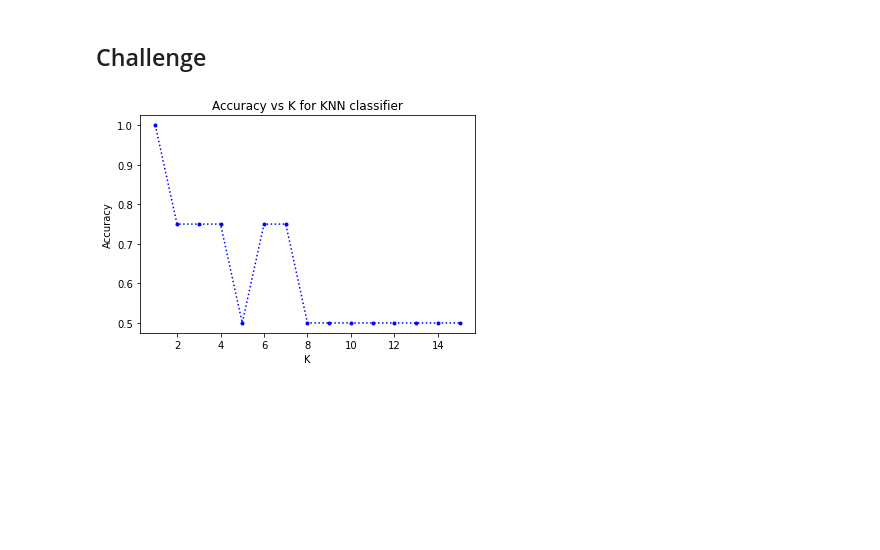
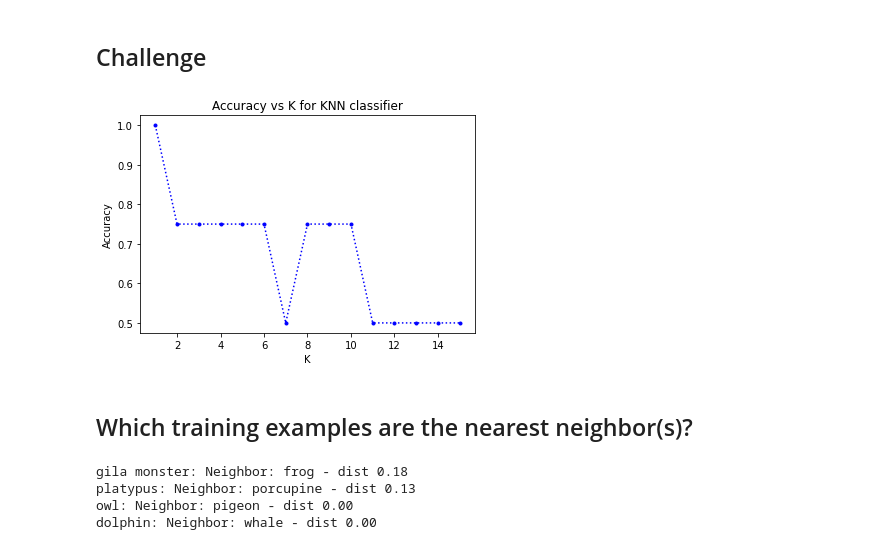
Before and after one commit to zfert514/csc401-2021s, a Jupyter notebook: labs/lab07_srs.ipynb, the cells around one changed output. Drawn from its saved outputs; the diff is of its cells as text; code cells hidden in the pictures; blank space fills up the shorter version.

```diff
--- a/labs/lab07_srs.ipynb
+++ b/labs/lab07_srs.ipynb
@@ -142,19 +144,39 @@ plt.ylabel('actual label');
 # %%
 # Using KNN Classifier from the Scikit Learn library
 from sklearn.neighbors import KNeighborsClassifier
 acc = []
 k_vals = np.arange(1, 16)
 
 for k in k_vals:
-    neighbor = KNeighborsClassifier(n_neighbors=k)
+    neighbor = KNeighborsClassifier(n_neighbors=k, algorithm='brute', metric='cosine')
     neighbor.fit(Xtrain, ytrain)
     ypred = neighbor.predict(Xtest)
     acc.append(neighbor.score(Xtest, ytest))
 
 plt.plot(k_vals, acc, ':b.')
 plt.xlabel('K')
 plt.ylabel('Accuracy')
 plt.title('Accuracy vs K for KNN classifier')
 plt.show()
 # %% [output]
-[figure, old version]
+[figure, new version]
+# %% [markdown]
+## Which training examples are the nearest neighbor(s)?
+# %%
+from sklearn.neighbors import NearestNeighbors
+k = 1
+neighbor = NearestNeighbors(n_neighbors=k, algorithm='brute', metric='cosine')
+neighbor.fit(Xtrain, ytrain)
+distance, neigh_idx = neighbor.kneighbors(Xtest)
+
+for i in range(4):
+  test_name = testData.iloc[i]['Name']
+  dist = distance[i, 0]
+  idx = neigh_idx[i, 0]
+  neigh_name = df.iloc[idx]['Name']
+  print('{}: Neighbor: {} - dist {:.2f}'.format(test_name, neigh_name, dist))
+# %% [output]
+gila monster: Neighbor: frog - dist 0.18
+platypus: Neighbor: porcupine - dist 0.13
+owl: Neighbor: pigeon - dist 0.00
+dolphin: Neighbor: whale - dist 0.00
```
Also changed, not shown: parts of 1 cell of this notebook.
